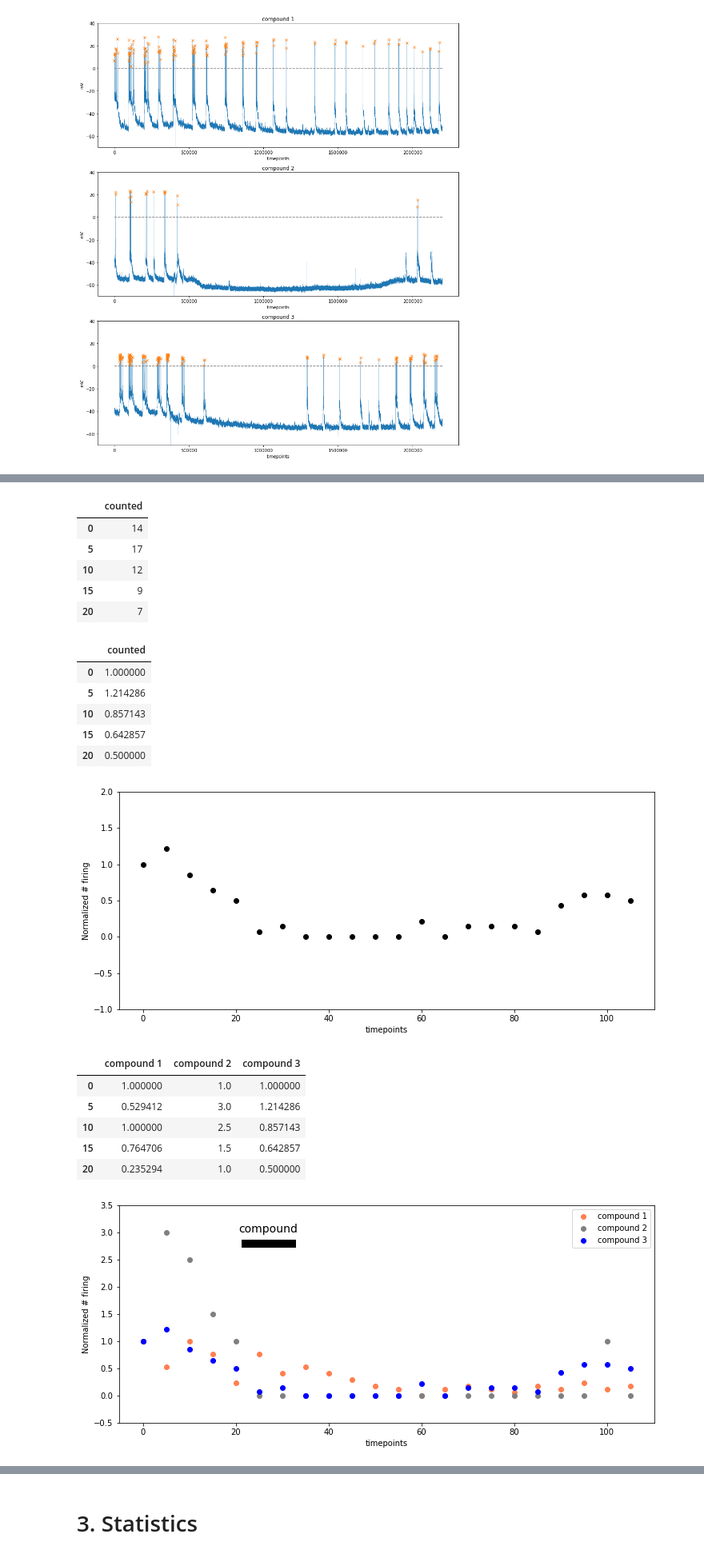
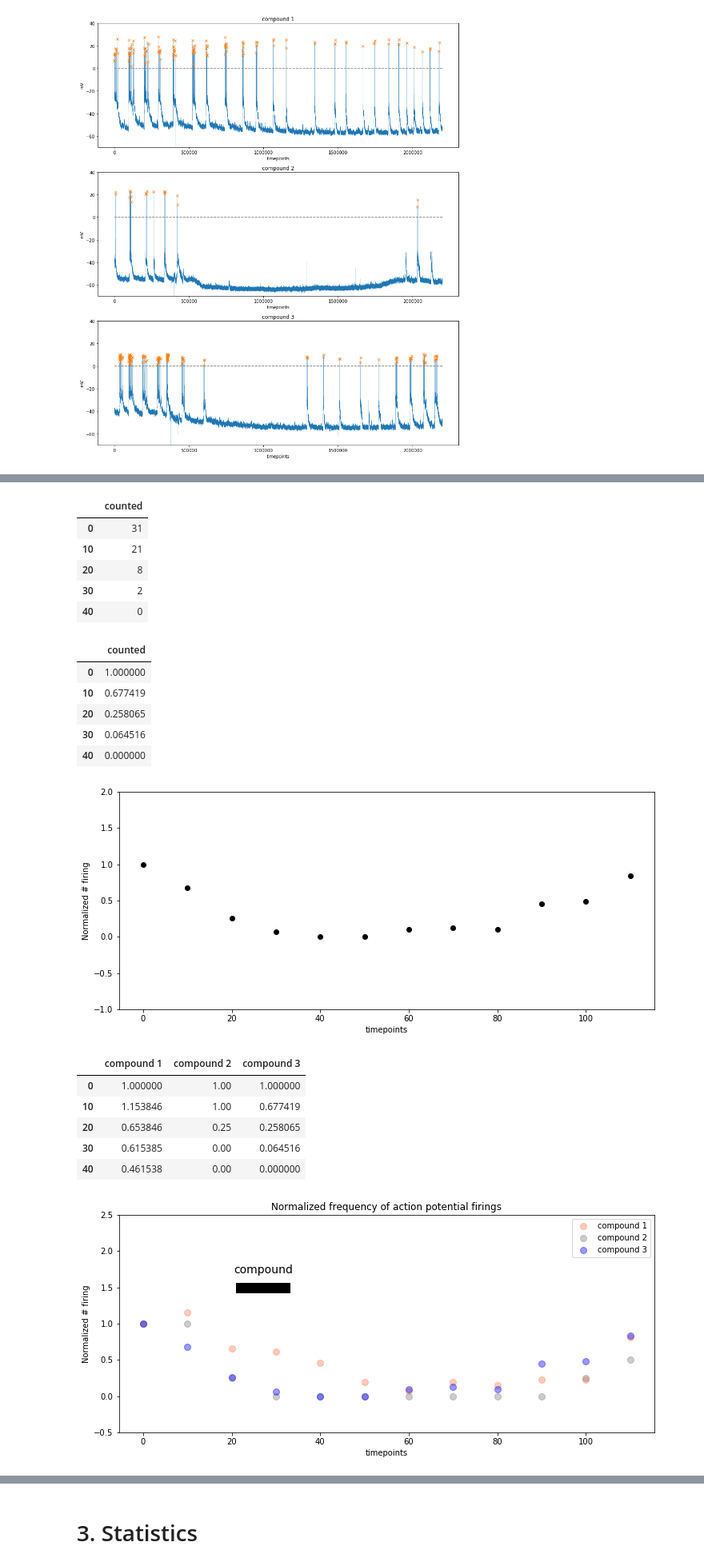
Before and after one commit to soyhyoj/PGlab, a Jupyter notebook: Electrophysiology data analysis/Electrophysiology data analysis.ipynb, the cells around one changed output, grey strips where cells are left out. Shown: that part at 80% size. Cells and saved outputs as stored; diff of their text form; code cells hidden in the pictures.

Commit message:
Frequency analysis - bin changed to 20sec. Markdowns added

```diff
--- a/Electrophysiology data analysis/Electrophysiology data analysis.ipynb
+++ b/Electrophysiology data analysis/Electrophysiology data analysis.ipynb
@@ -73,11 +74,11 @@ first_trace.head()
 | 0.00015 | -26.6287 |
 | 0.00020 | -25.9715 |
 # %%
+# Plot the traces
+fig,ax= plt.subplots(3, 1, figsize=(15,16))
+
 traces = [first_trace, second_trace, third_trace]
 colors = ['coral', 'gray', 'blue']
-
-# Plot the traces
-fig,ax= plt.subplots(3, 1, figsize=(15,16))
 
 for i, trace in enumerate(traces):
     trace.plot(ax=ax[i], legend=None,
@@ -86,8 +87,8 @@ for i, trace in enumerate(traces):
                xlabel='time (sec)', ylabel='mV')
 
     # Indicate the duration of application for each compound
-    start = 22 # application started
-    end = 32 # application ended
+    start = 20 # application started
+    end = 30 # application ended
     level = 41 # where to show an application bar (in y)
 
     ax[i].plot([start, end], [level, level], colors[i], linewidth=10) # duration of application
@@ -152,8 +153,8 @@ plt.show()
 # %% [output]
 [figure]
 # %%
-# Gather peaks per every 20000 points (= 1 seconds)
-bins = np.arange(0,2200000,20000)
+# Count the peaks by every 20000 timepoints in x-axis (= 1 seconds)
+bins = np.arange(0,2400000,20000)
 peak_ranges = pd.DataFrame()
 peak_ranges['ranges'] = pd.cut(peaks, bins=bins)
 
@@ -175,32 +176,35 @@ ranges
 dtype: int64
 # %%
-# Aggregate (sum) peak counts for every 5 seconds
+# Define the frequency
+freq = 10
+
+# Aggregate (sum) peak counts for every 10 seconds
 counted = pd.DataFrame(counted.values, columns=['counted'])
-aggregated = counted.groupby(counted.index // 5).sum()
+aggregated = counted.groupby(counted.index // freq).sum()
 
-# New index (indicate every 5 seconds)
-new_index = np.arange(0,110,5)
+# New index (indicate every 10 seconds)
+new_index = np.arange(0,120,freq)
 aggregated.index = new_index
 aggregated.head()
 # %% [output]
 |  | counted |
-| 0 | 14 |
-| 5 | 17 |
-| 10 | 12 |
-| 15 | 9 |
-| 20 | 7 |
+| 0 | 31 |
+| 10 | 21 |
+| 20 | 8 |
+| 30 | 2 |
+| 40 | 0 |
 # %%
-# Normalize to the baseline(first 5 seconds)
+# Normalize to the baseline(first 10 seconds)
 baseline = aggregated.loc[0].values
 normalized = aggregated / baseline
 normalized.head()
 # %% [output]
 |  | counted |
 | 0 | 1.000000 |
-| 5 | 1.214286 |
-| 10 | 0.857143 |
-| 15 | 0.642857 |
-| 20 | 0.500000 |
+| 10 | 0.677419 |
+| 20 | 0.258065 |
+| 30 | 0.064516 |
+| 40 | 0.000000 |
 # %%
 plt.figure(figsize=(12,5))
 
@@ -210,15 +214,14 @@ plt.ylabel('Normalized # firing')
 plt.xlabel('timepoints')
 plt.show()
 # %% [output]
-[figure, old version]
+[figure, new version]
 # %%
 # Iteraterate the above process to all three traces
 result = pd.DataFrame()
-bins = np.arange(0,2200000,20000)
 
 for i, trace in enumerate(traces):
     # Prepare input as 1-D array
-    val = traces[i]['membrane potential(mV)'].values[:2200000]
+    val = traces[i]['membrane potential(mV)'].values[:2400000]
 
     # Find peaks
     peaks, _ = find_peaks(val, height=0, prominence=2)
@@ -230,11 +233,11 @@ for i, trace in enumerate(traces):
     # Count peaks per ranges
     counted = peak_ranges.value_counts(sort=False)
 
-    # Aggregate (sum) peak counts for every 5 seconds
+    # Aggregate (sum) peak counts for every 10 seconds
     counted = pd.DataFrame(counted.values, columns=[f'compound {i+1}'])
-    aggregated = counted.groupby(counted.index // 5).sum()
+    aggregated = counted.groupby(counted.index // freq).sum()
 
-    # Normalize to the baseline(first 5 seconds)
+    # Normalize to the baseline(first 10 seconds)
     baseline = aggregated.loc[0].values
     normalized = aggregated / baseline
 
@@ -245,20 +248,21 @@ result.index = new_index
 result.head()
 # %% [output]
 |  | compound 1 | compound 2 | compound 3 |
-| 0 | 1.000000 | 1.0 | 1.000000 |
-| 5 | 0.529412 | 3.0 | 1.214286 |
-| 10 | 1.000000 | 2.5 | 0.857143 |
-| 15 | 0.764706 | 1.5 | 0.642857 |
-| 20 | 0.235294 | 1.0 | 0.500000 |
+| 0 | 1.000000 | 1.00 | 1.000000 |
+| 10 | 1.153846 | 1.00 | 0.677419 |
+| 20 | 0.653846 | 0.25 | 0.258065 |
+| 30 | 0.615385 | 0.00 | 0.064516 |
+| 40 | 0.461538 | 0.00 | 0.000000 |
 # %%
 # Plot the normalized frequency
-result.plot(figsize=(12,5), marker='o', linewidth=0, color=colors)
-plt.ylim(-0.5,3.5)
+result.plot(figsize=(12,5), marker='o', markersize=8, alpha=.4, linewidth=0, color=colors)
+plt.ylim(-0.5,2.5)
+plt.title('Normalized frequency of action potential firings')
 plt.xlabel('timepoints')
 plt.ylabel('Normalized # firing')
-plt.plot([start, end], [2.8, 2.8], color='k', linewidth=10) # duration of application
-plt.text(20.5, 3.0, 'compound', size=14)
+plt.plot([start, end], [1.5, 1.5], color='k', linewidth=13) # duration of application
+plt.text(20.5, 1.7, 'compound', size=14)
 
 plt.show()
 # %% [output]
-[figure, old version]
+[figure, new version]
```
Also changed, not shown: parts of 7 cells of this notebook.
